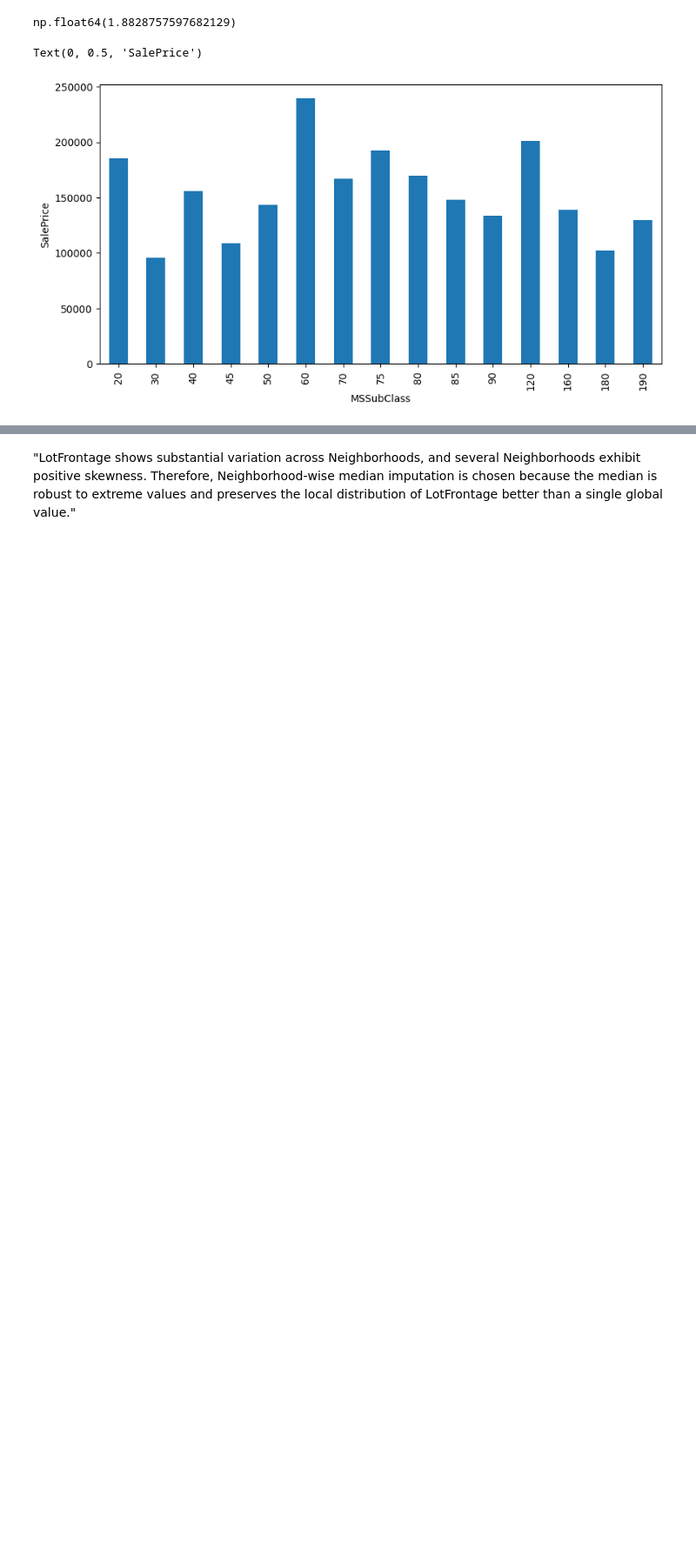
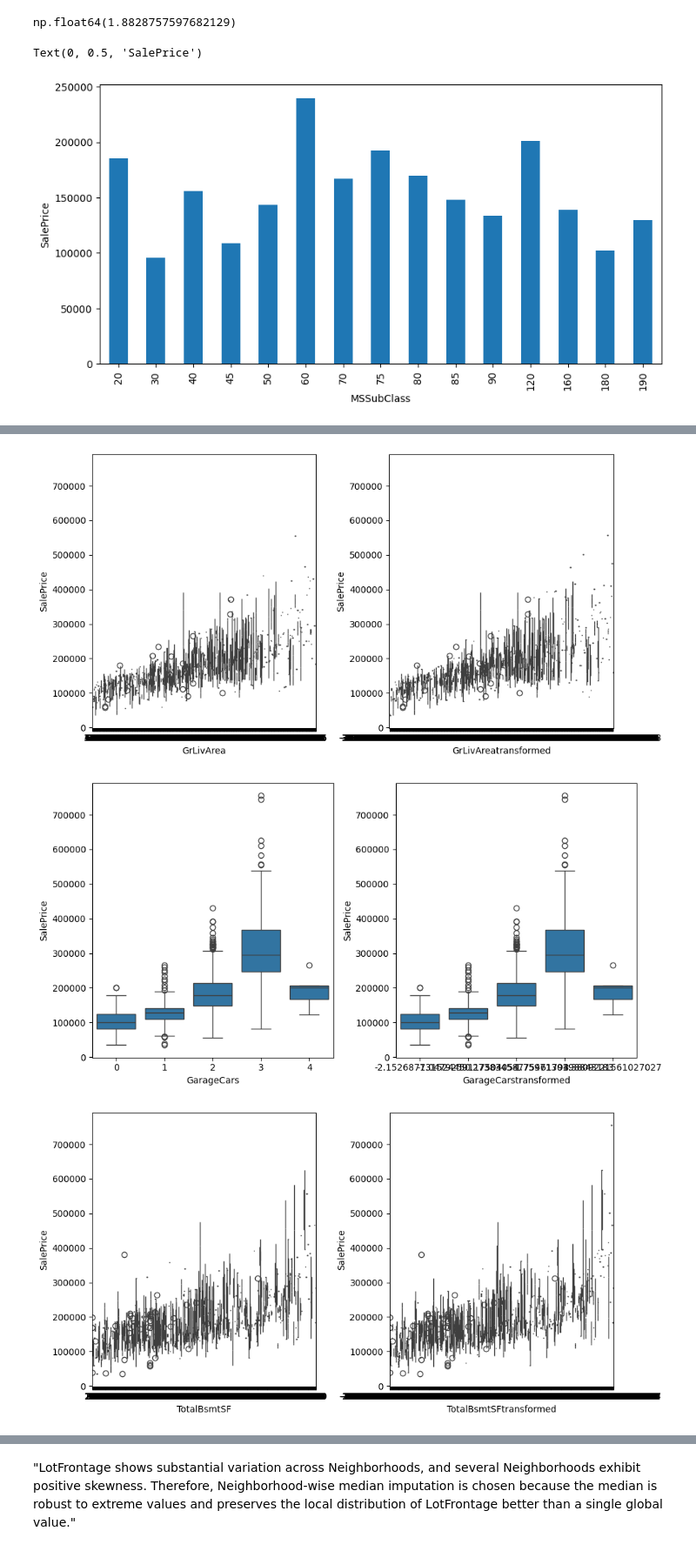
Before and after one commit to amanusmani3sep-bit/House_prediction, a Jupyter notebook: house_prediction.ipynb, the cells around one changed output, grey strips where cells are left out. Shown at 87% size. Cells and saved outputs as stored; diff of their text form; code cells hidden in the pictures; blank space fills up the shorter version.

```diff
--- a/house_prediction.ipynb
+++ b/house_prediction.ipynb
@@ -166,0 +189,13 @@ Text(0, 0.5, 'SalePrice')
+# %%
+for col in slected_col.columns:
+  plt.figure(figsize=(15,5))
+  ax1=plt.subplot(1,4,1)
+  ax2=plt.subplot(1,4,2)
+  ax3=plt.subplot(1,4,3)
+  ax4=plt.subplot(1,4,4)
+  sns.scatterplot(x=slected_col[col],y=df["SalePrice"],ax=ax1)
+  sns.barplot(x=slected_col[col],y=df["SalePrice"],ax=ax2)
+  sns.boxplot(x=slected_col[col],y=df["SalePrice"],ax=ax4)
+  sns.histplot(x=slected_col[col],kde=True,ax=ax3)
+  plt.tight_layout()
+  plt.show()
@@ -166,0 +228,13 @@ Text(0, 0.5, 'SalePrice')
+# %%
+from sklearn.preprocessing import PowerTransformer
+
+pt = PowerTransformer(method='yeo-johnson')
+
+
+    # slected_col[col+"transformed"]=log_transformer.fit_transform(slected_col[[col]])
+
+
+# df["SalePrice_log"] = log_transformer.fit_transform(df[["SalePrice"]])
+# %%
+for col in slected_col.columns:
+   slected_col[col+"transformed"]=pt.fit_transform(slected_col[[col]])
@@ -166,0 +289,21 @@ Text(0, 0.5, 'SalePrice')
+# %%
+for col in original_cols:
+  plt.figure(figsize=(10,5))
+  ax1=plt.subplot(1,2,1)
+  ax2=plt.subplot(1,2,2)
+  sns.kdeplot(slected_col[col],ax=ax1)
+  sns.kdeplot(slected_col[col+"transformed"],ax=ax2)
+  plt.show()
+# %%
+for col in original_cols:
+  plt.figure(figsize=(10,5))
+  ax1=plt.subplot(1,2,1)
+  ax2=plt.subplot(1,2,2)
+  sns.boxplot(x=slected_col[col],y=df["SalePrice"],ax=ax1)
+  sns.boxplot(x=slected_col[col+"transformed"],y=df["SalePrice"],ax=ax2)
+  plt.tight_layout()
+  plt.show()
+# %% [output]
+[figure, added]
+[figure, added]
+[figure, added]
```
Also changed, not shown: parts of 40 cells of this notebook.
